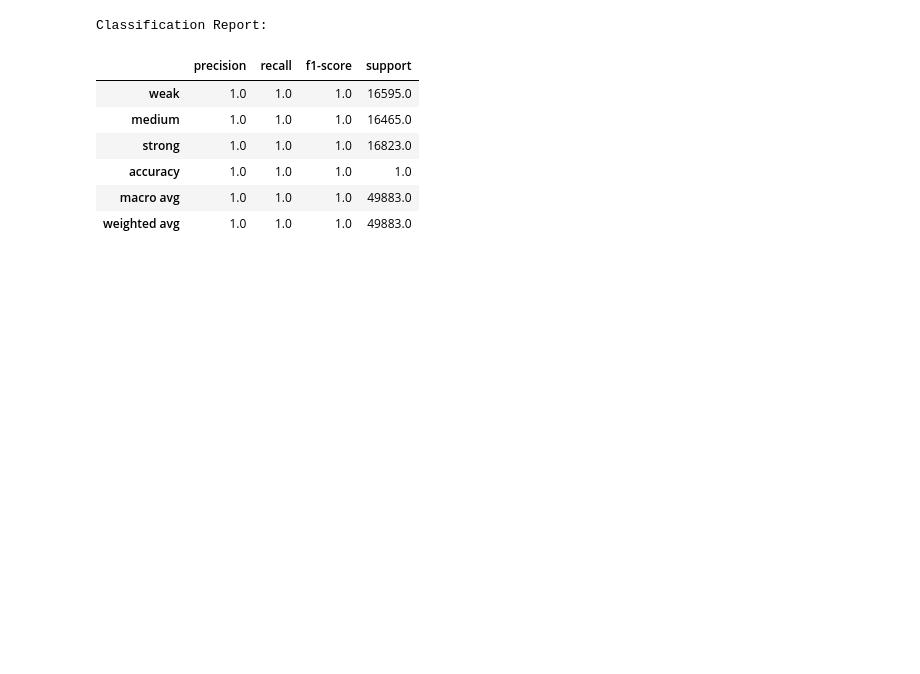
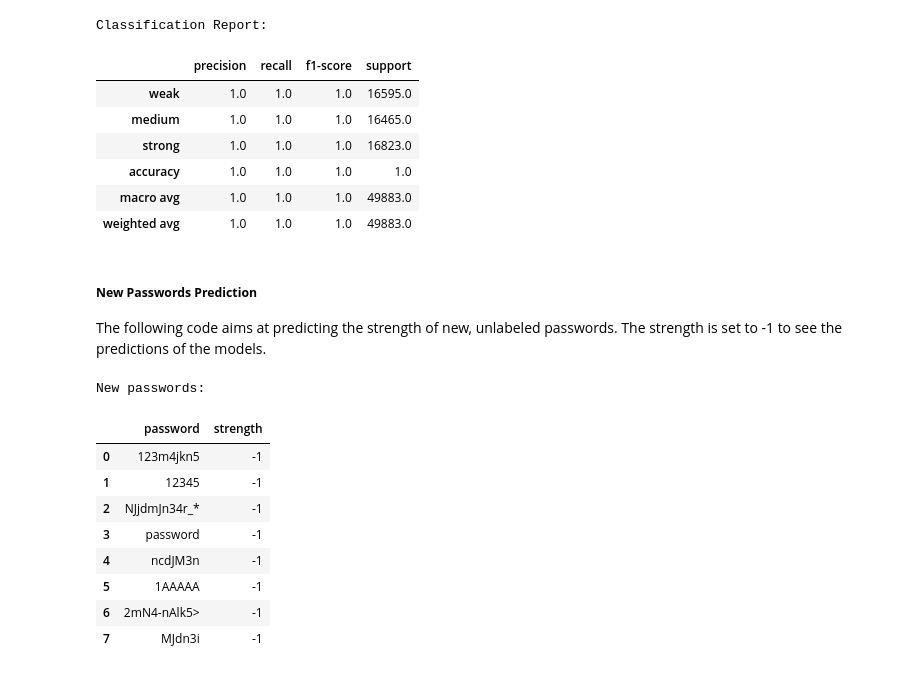
Before and after one commit to LucaMelis0/password-strength-classification, a Jupyter notebook: main.ipynb, the cells around one changed output. Saved outputs shown, nothing was run; the diff lists cells and outputs as text; code cells hidden in the pictures; blank space fills up the shorter version.

```diff
--- a/main.ipynb
+++ b/main.ipynb
@@ -290,3 +290,34 @@ Classification Report:
 | accuracy | 1.0 | 1.0 | 1.0 | 1.0 |
 | macro avg | 1.0 | 1.0 | 1.0 | 49883.0 |
 | weighted avg | 1.0 | 1.0 | 1.0 | 49883.0 |
+# %% [markdown]
+##### **New Passwords Prediction**
+The following code aims at predicting the strength of new, unlabeled passwords. The strength is set to -1 to see the predictions of the models.
+# %%
+# Set of new passwords
+new_passwords = {
+    '123m4jkn5': -1,
+    '12345': -1,
+    'NJjdmJn34r_*': -1,
+    'password': -1,
+    'ncdJM3n': -1,
+    '1AAAAA': -1,
+    '2mN4-nAlk5>': -1,
+    'MJdn3i': -1,
+}
+
+new_passwords = pd.DataFrame(new_passwords.items(), columns=['password', 'strength'])
+
+print("New passwords:")
+utils.display_data(new_passwords, head=False)
+# %% [output]
+New passwords:
+|  | password | strength |
+| 0 | 123m4jkn5 | -1 |
+| 1 | 12345 | -1 |
+| 2 | NJjdmJn34r_* | -1 |
+| 3 | password | -1 |
+| 4 | ncdJM3n | -1 |
+| 5 | 1AAAAA | -1 |
+| 6 | 2mN4-nAlk5> | -1 |
+| 7 | MJdn3i | -1 |
```
Also changed, not shown: parts of 1 cell of this notebook.
